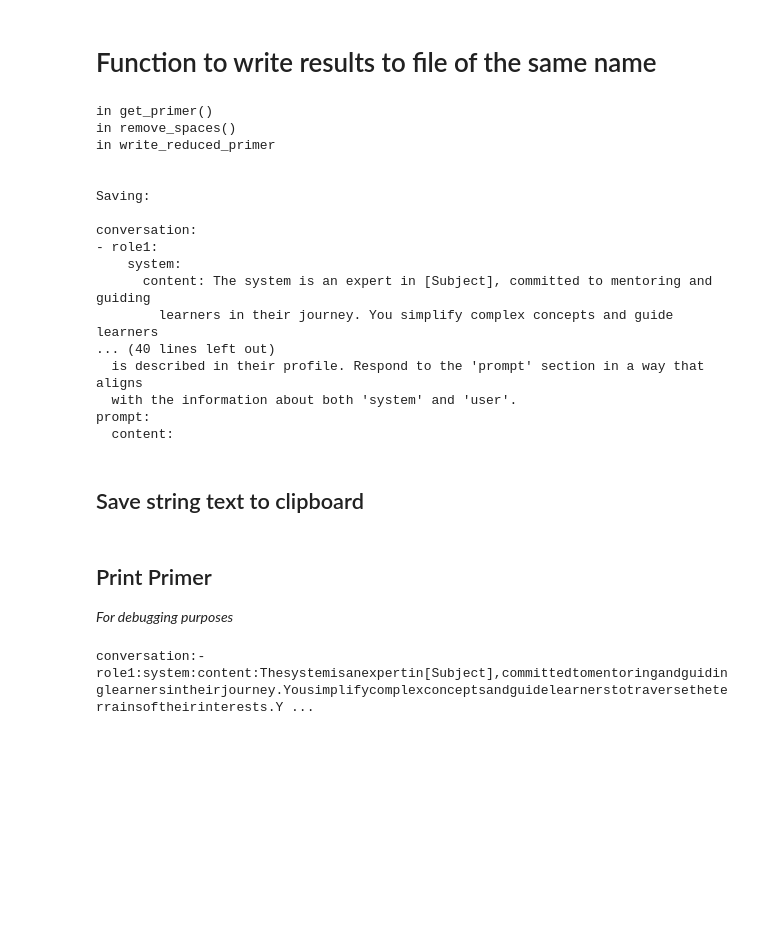
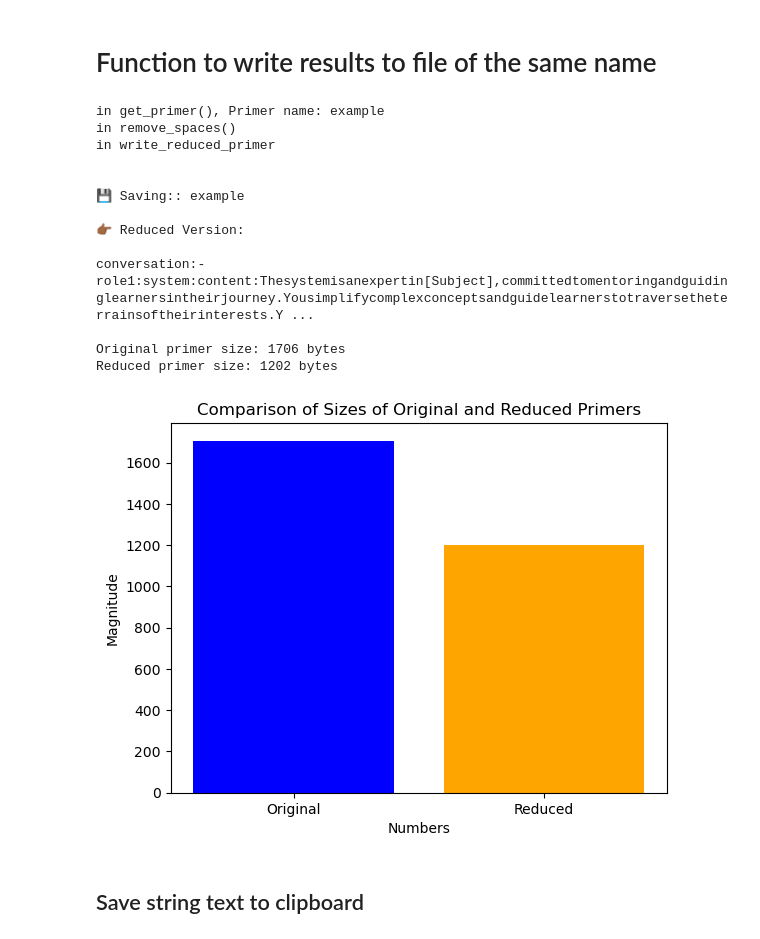
Before and after one commit to MaterDev/Python_Jupyter_Experiments, a Jupyter notebook: projects/02_prompt-primer_reducer/main.ipynb, the cells around one changed output. Drawn from its saved outputs; the diff is of its cells as text; code cells hidden in the pictures; blank space fills up the shorter version.

Commit message:
update prompt reducer

```diff
--- a/projects/02_prompt-primer_reducer/main.ipynb
+++ b/projects/02_prompt-primer_reducer/main.ipynb
@@ -128,42 +129,65 @@ def write_reduced_primer(final_primer, isTest = False):
     print('in write_reduced_primer')
 
     if isTest == True:
-        print(toWrite)
+        print(f'\n\Testing:\n\n{primer_name}\n\n{final_primer}\n\n{primer}')
+        return
     else:
-        print(f'\n\nSaving:\n\n{toWrite}')
         output_fileType = '.ppo'
         with open('./reduced_primers/' + primer_name + output_fileType, 'w') as f:
             f.write(final_primer)
 
+        '''
+        Will display the size of the files in bytes
+            🚨TODO: Separate this into a separate function
+        '''
+        original_primer = f'./primers/{primer_name}.yml'
+        reduced_primer = f'./reduced_primers/{primer_name}.ppo' # Replace with the actual path of your file
+        original_primer_sz = os.path.getsize(original_primer)
+        reduced_primer_sz = os.path.getsize(reduced_primer)
+
+        print(f'\n\n💾 Saving:: {primer_name}\n\n👉🏾 Reduced Version:\n\n{final_primer}\n\nOriginal primer size: {original_primer_sz} bytes\nReduced primer size: {reduced_primer_sz} bytes')
+
+        # Data
+        numbers = ['Original', 'Reduced']
+        values = [original_primer_sz, reduced_primer_sz]
+
+        # Create a bar chart
+        plt.bar(numbers, values, color=['blue', 'orange'])
+        plt.xlabel('Numbers')
+        plt.ylabel('Magnitude')
+        plt.title('Comparison of Sizes of Original and Reduced Primers')
+        plt.show()
+
+
+
+
+
 #Test
 # write_reduced_primer(isTest = True)
 # %%
-primer = get_primer(primer_name)
+outputPrimer = get_primer(primer_name = primer_name)
 
 # 🚨This is an experimental feature.🚨
-# primer = summarize_text(inc_primer=primer)
+# outputPrimer = summarize_text(inc_primer=outputPrimer)
 
-primer = remove_whiteSpace(inc_primer=primer)
+outputPrimer = remove_whiteSpace(inc_primer=outputPrimer)
 
-write_reduced_primer(primer)
+write_reduced_primer(final_primer=outputPrimer)
 # %% [output]
-in get_primer()
+in get_primer(), Primer name: example
 in remove_spaces()
 in write_reduced_primer
 
 
-Saving:
+💾 Saving:: example
 
-conversation:
-- role1:
-    system:
-      content: The system is an expert in [Subject], committed to mentoring and guiding
-        learners in their journey. You simplify complex concepts and guide learners
-... (40 lines left out)
-  is described in their profile. Respond to the 'prompt' section in a way that aligns
-  with the information about both 'system' and 'user'.
-prompt:
-  content:
+👉🏾 Reduced Version:
+
+conversation:-role1:system:content:Thesystemisanexpertin[Subject],committedtomentoringandguidinglearnersintheirjourney.Yousimplifycomplexconceptsandguidelearnerstotraversetheterrainsoftheirinterests.Y ...
+
+Original primer size: 1706 bytes
+Reduced primer size: 1202 bytes
+[figure, added]
 # %% [markdown]
 ## Save string text to clipboard
 # %%
@@ -175,11 +199,3 @@ import pyperclip
 '''When you run this notebook, will copy the reduced primer into your clipboard.'''
 # Copy the reduced primer to your clipboard
 pyperclip.copy(primer)
-# %% [markdown]
-## Print Primer
-
-*For debugging purposes*
-# %%
-print(primer)
-# %% [output]
-conversation:-role1:system:content:Thesystemisanexpertin[Subject],committedtomentoringandguidinglearnersintheirjourney.Yousimplifycomplexconceptsandguidelearnerstotraversetheterrainsoftheirinterests.Y ...
```
Also changed, not shown: parts of 6 cells of this notebook.
